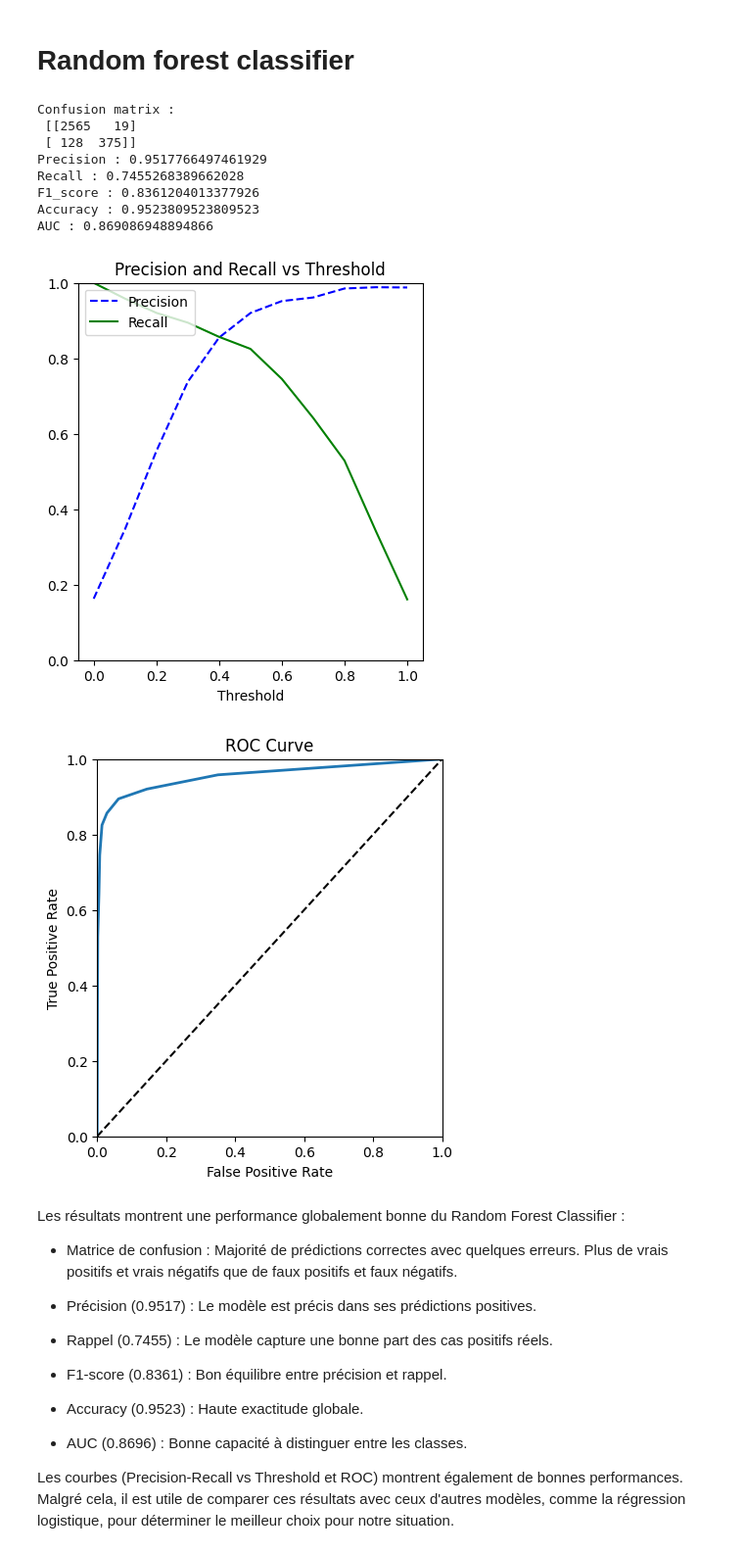
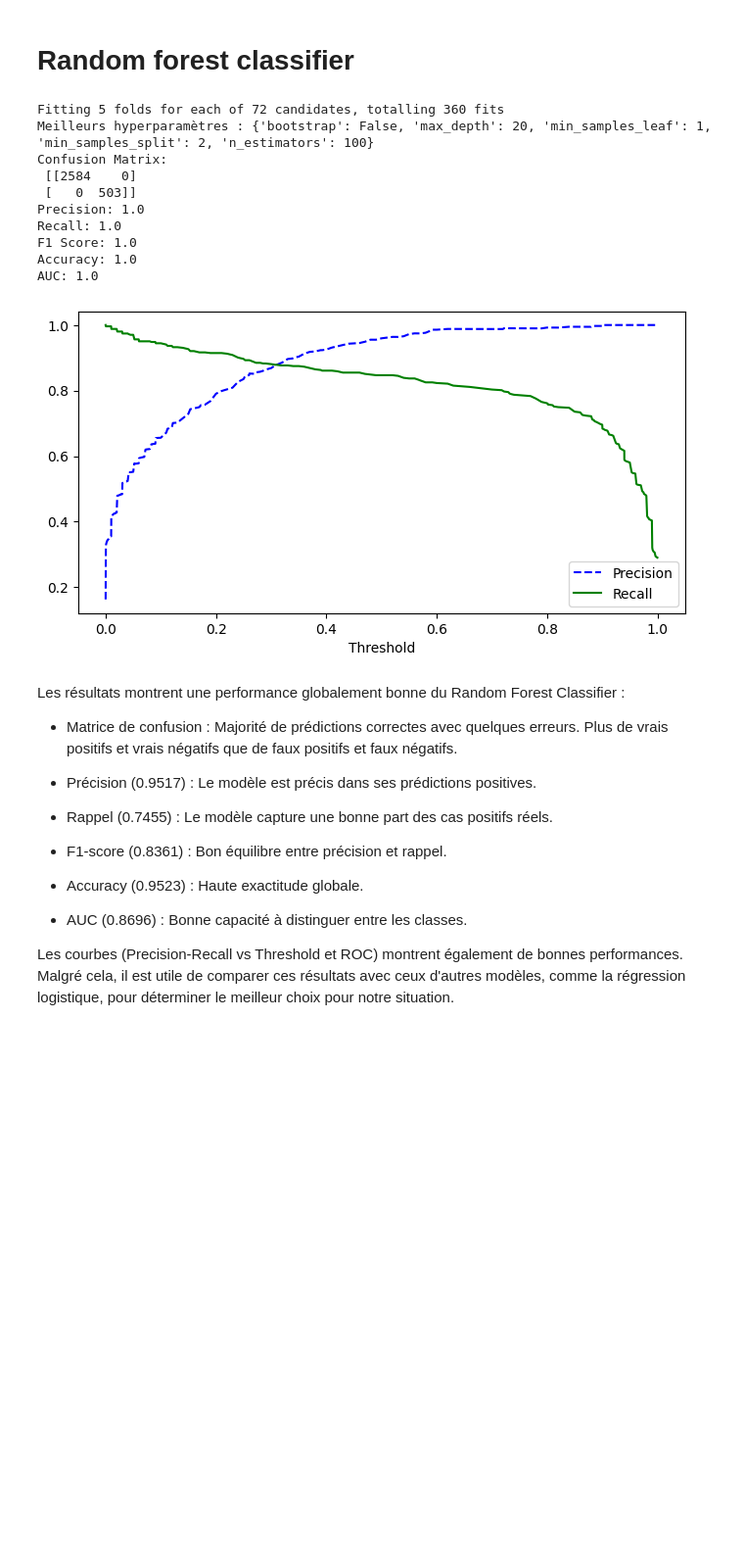
Before and after one commit to IA-G3/Projet-IA, a Jupyter notebook: modeles.ipynb, the cells around one changed output. Shown at 98% size. Cells and saved outputs as stored; diff of their text form; code cells hidden in the pictures; blank space fills up the shorter version.

```diff
--- a/modeles.ipynb
+++ b/modeles.ipynb
@@ -152,23 +130,30 @@ La courbe Précision et Rappel versus Seuil montre que pour obtenir un meilleur
 En résumé, bien que le modèle SGD puisse sembler avoir une exactitude acceptable, les autres mesures indiquent une performance globalement faible, en particulier en termes de rappel et de F1-score. La capacité du modèle à identifier correctement les cas positifs est particulièrement problématique, ce qui peut être critique selon l'application. La courbe ROC confirme cette interprétation, indiquant que le modèle n'est pas efficace pour distinguer entre les classes.
 # %% [markdown]
 # Random forest classifier
-# %%
-from sklearn.ensemble import RandomForestClassifier
-
-forest_clf = RandomForestClassifier(random_state=42, n_estimators=10)
-
-frp_forest_clf, tpr_forest_clf = test_model(forest_clf, X_train, y_train_yes, "predict_proba")
-# %% [output]
-Confusion matrix :
- [[2565   19]
- [ 128  375]]
-Precision : 0.9517766497461929
-Recall : 0.7455268389662028
-F1_score : 0.8361204013377926
-Accuracy : 0.9523809523809523
-AUC : 0.869086948894866
-[figure, removed]
-[figure, removed]
+# %%
+from sklearn.ensemble import RandomForestClassifier
+
+param_grid_rf = {
+    'n_estimators': [100, 200, 300],
+    'max_depth': [None, 10, 20],
+    'min_samples_split': [2, 5],
+    'min_samples_leaf': [1, 2],
+    'bootstrap': [True, False]
+}
+
+fpr_RandomForestClassifier, tpr_RandomForestClassifier = test_model(RandomForestClassifier(), X_train, y_train_yes, 'predict_proba', param_grid_rf)
+# %% [output]
+Fitting 5 folds for each of 72 candidates, totalling 360 fits
+Meilleurs hyperparamètres : {'bootstrap': False, 'max_depth': 20, 'min_samples_leaf': 1, 'min_samples_split': 2, 'n_estimators': 100}
+Confusion Matrix:
+ [[2584    0]
+ [   0  503]]
+Precision: 1.0
+Recall: 1.0
+F1 Score: 1.0
+Accuracy: 1.0
+AUC: 1.0
+[figure, added]
 # %% [markdown]
 Les résultats montrent une performance globalement bonne du Random Forest Classifier :
 
```
Also changed, not shown: parts of 27 cells of this notebook.
